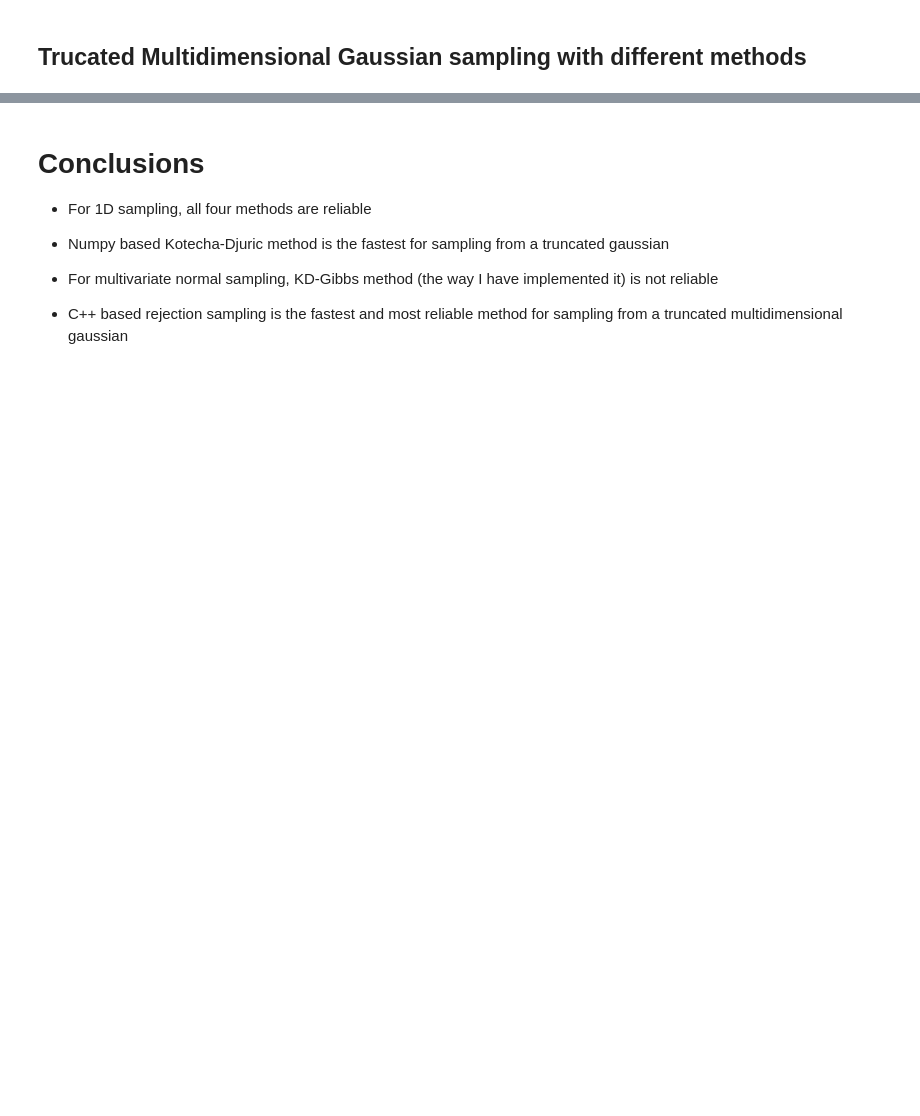
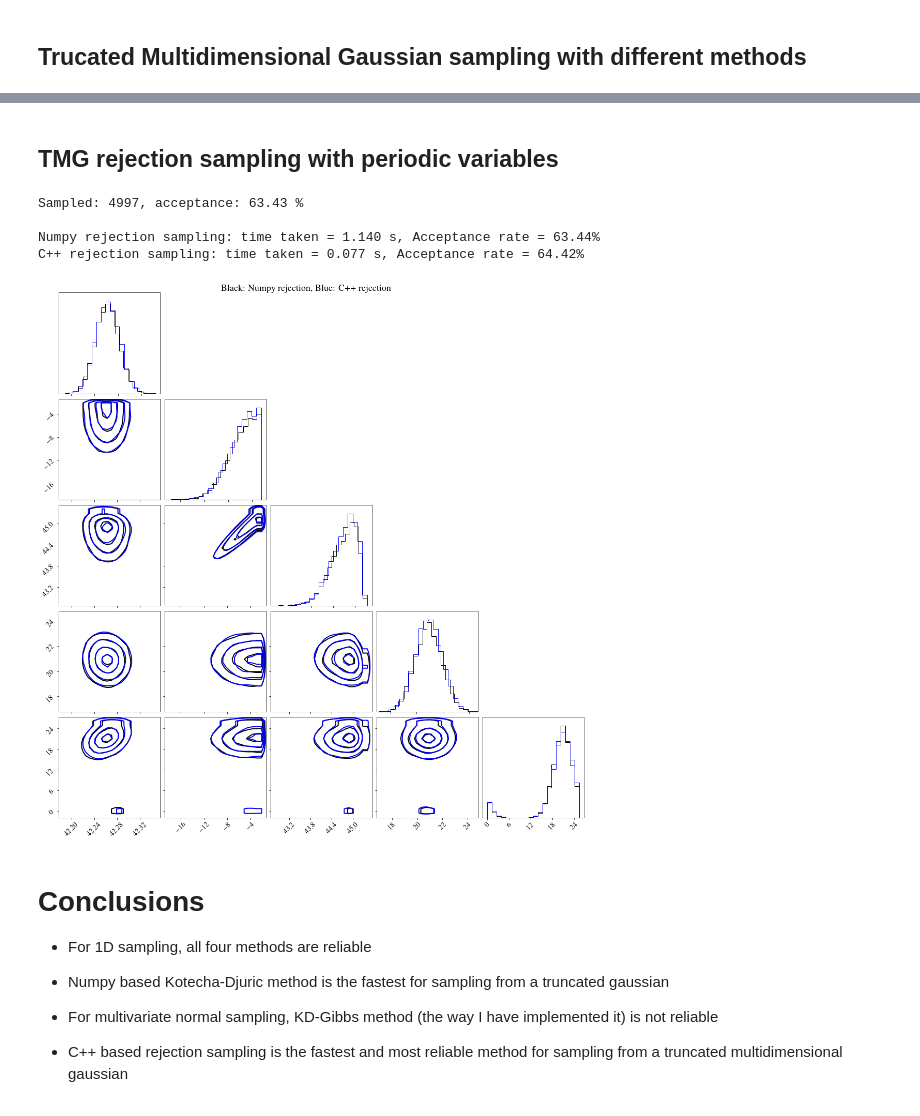
Before and after one commit to anbarsode/TMG_samplers, a Jupyter notebook: testing_TMG_samplers.ipynb, the cells around one changed output, grey strips where cells are left out. Drawn from its saved outputs; the diff is of its cells as text; code cells hidden in the pictures; blank space fills up the shorter version.

```diff
--- a/testing_TMG_samplers.ipynb
+++ b/testing_TMG_samplers.ipynb
@@ -188,3 +188,41 @@ plt.show()
+# %% [markdown]
+## TMG rejection sampling with periodic variables
+# %%
+Ndim = 5
+periodic = [2, 4]
+Nsampl = int(5e3)
+x_min = rng.uniform(-50.0, 0.0, Ndim)
+x_max = x_min + rng.uniform(0.0, 100.0, Ndim)
+mu = np.array([rng.uniform(x_min[i],x_max[i]) for i in range(Ndim)])
+
+cov = 10.0**rng.uniform(-Ndim,1.5,(Ndim,Ndim))
+cov *= np.sign(rng.uniform(0.0, 1.0, (Ndim,Ndim)) - 0.5)
+cov = cov @ cov.T
+
+tmg = TMG()
+
+tst = time.time()
+x_nr_per = tmg.TMG_rejection_numpy(Nsampl, mu, cov, x_min, x_max, periodic=periodic, showprogress=True)
+acc = tmg.acceptance
+print('Numpy rejection sampling: time taken = %.3f s, Acceptance rate = %.2f%%' % (time.time()-tst, acc * 100.0))
+
+tst = time.time()
+x_cr_per = tmg.TMG_rejection(Nsampl, mu, cov, x_min, x_max, periodic=periodic)
+acc = tmg.acceptance
+print('C++ rejection sampling: time taken = %.3f s, Acceptance rate = %.2f%%' % (time.time()-tst, acc * 100.0))
+# %% [output]
+Sampled: 4997, acceptance: 63.43 %
+
+Numpy rejection sampling: time taken = 1.140 s, Acceptance rate = 63.44%
+C++ rejection sampling: time taken = 0.077 s, Acceptance rate = 64.42%
+# %%
+fig = plt.figure(figsize=(16,16))
+corner.corner(x_nr_per, fig=fig, smooth=0.9, plot_datapoints=False, fill_contours=False, plot_density=False, no_fill_contours=True)
+corner.corner(x_cr_per, color='b', fig=fig, smooth=0.9, plot_datapoints=False, fill_contours=False, plot_density=False, no_fill_contours=True)
+plt.suptitle('Black: Numpy rejection, Blue: C++ rejection')
+plt.show()
+# %% [output]
+[figure, added]
 # %% [markdown]
 # Conclusions
 - For 1D sampling, all four methods are reliable
```
Also changed, not shown: parts of 5 cells of this notebook.
